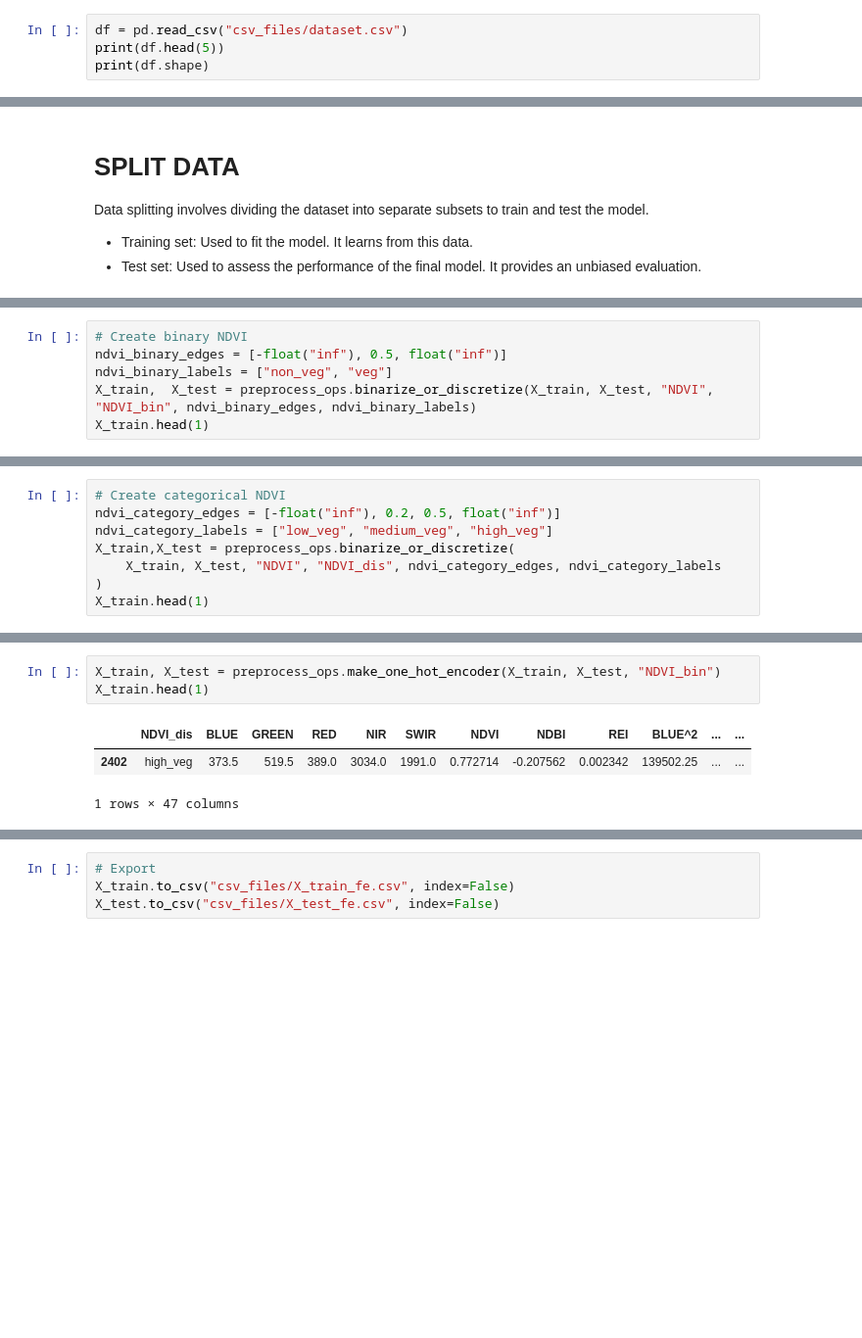
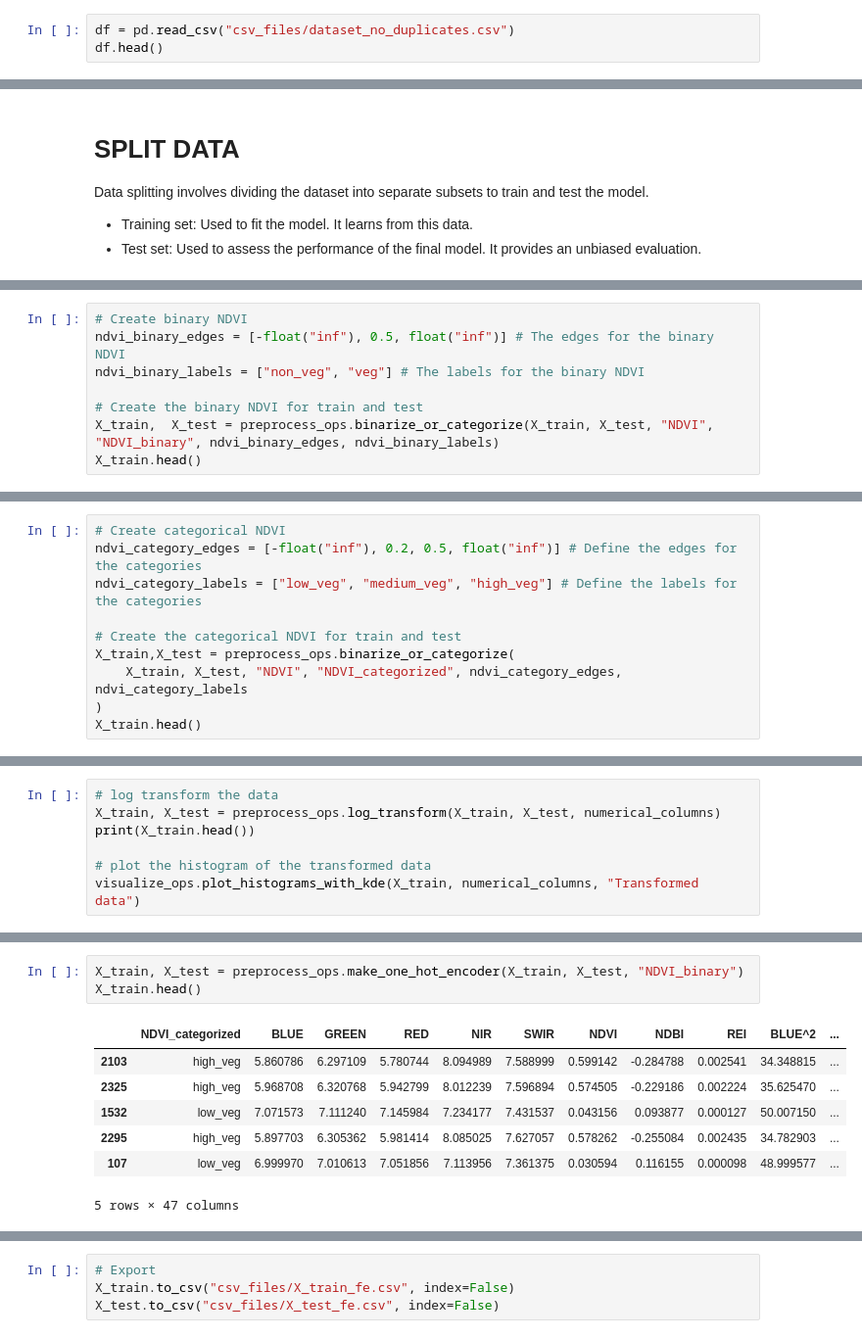
Before and after one commit to RJLA/GeoAI-ISPRS-SS, a Jupyter notebook: II.2.Data-Preparation.ipynb, the cells around one changed output, grey strips where cells are left out. Shown at 98% size. Cells and saved outputs as stored; diff of their text form; blank space fills up the shorter version.

```diff
--- a/II.2.Data-Preparation.ipynb
+++ b/II.2.Data-Preparation.ipynb
@@ -8,7 +11,6 @@ preprocess_ops = PreProcessingOperations()
 # %% [markdown]
 # READ DF
 # %%
-df = pd.read_csv("csv_files/dataset.csv")
-print(df.head(5))
-print(df.shape)
+df = pd.read_csv("csv_files/dataset_no_duplicates.csv")
+df.head()
 # %% [output]
@@ -63,7 +85,9 @@ X_test.to_csv("csv_files/X_test_with_indices.csv", index=False)
 # %%
 # Create binary NDVI
-ndvi_binary_edges = [-float("inf"), 0.5, float("inf")]
-ndvi_binary_labels = ["non_veg", "veg"]
-X_train,  X_test = preprocess_ops.binarize_or_discretize(X_train, X_test, "NDVI", "NDVI_bin", ndvi_binary_edges, ndvi_binary_labels)
-X_train.head(1)
+ndvi_binary_edges = [-float("inf"), 0.5, float("inf")] # The edges for the binary NDVI
+ndvi_binary_labels = ["non_veg", "veg"] # The labels for the binary NDVI
+
+# Create the binary NDVI for train and test
+X_train,  X_test = preprocess_ops.binarize_or_categorize(X_train, X_test, "NDVI", "NDVI_binary", ndvi_binary_edges, ndvi_binary_labels)
+X_train.head()
 # %% [output]
@@ -72,9 +100,11 @@ X_train.head(1)
 # %%
 # Create categorical NDVI
-ndvi_category_edges = [-float("inf"), 0.2, 0.5, float("inf")]
-ndvi_category_labels = ["low_veg", "medium_veg", "high_veg"]
-X_train,X_test = preprocess_ops.binarize_or_discretize(
-    X_train, X_test, "NDVI", "NDVI_dis", ndvi_category_edges, ndvi_category_labels
+ndvi_category_edges = [-float("inf"), 0.2, 0.5, float("inf")] # Define the edges for the categories
+ndvi_category_labels = ["low_veg", "medium_veg", "high_veg"] # Define the labels for the categories
+
+# Create the categorical NDVI for train and test
+X_train,X_test = preprocess_ops.binarize_or_categorize(
+    X_train, X_test, "NDVI", "NDVI_categorized", ndvi_category_edges, ndvi_category_labels
 )
-X_train.head(1)
+X_train.head()
 # %% [output]
@@ -84,0 +134,7 @@ X_train.head(1)
+# %%
+# log transform the data
+X_train, X_test = preprocess_ops.log_transform(X_train, X_test, numerical_columns)
+print(X_train.head())
+
+# plot the histogram of the transformed data
+visualize_ops.plot_histograms_with_kde(X_train, numerical_columns, "Transformed data")
@@ -111,7 +236,11 @@ Process used to convert categorical data into a binary (0,1) vector representati
 # %%
-X_train, X_test = preprocess_ops.make_one_hot_encoder(X_train, X_test, "NDVI_bin")
-X_train.head(1)
+X_train, X_test = preprocess_ops.make_one_hot_encoder(X_train, X_test, "NDVI_binary")
+X_train.head()
 # %% [output]
-|  | NDVI_dis | BLUE | GREEN | RED | NIR | SWIR | NDVI | NDBI | REI | BLUE^2 | ... | ... |
-| 2402 | high_veg | 373.5 | 519.5 | 389.0 | 3034.0 | 1991.0 | 0.772714 | -0.207562 | 0.002342 | 139502.25 | ... | ... |
+|  | NDVI_categorized | BLUE | GREEN | RED | NIR | SWIR | NDVI | NDBI | REI | BLUE^2 | ... |
+| 2103 | high_veg | 5.860786 | 6.297109 | 5.780744 | 8.094989 | 7.588999 | 0.599142 | -0.284788 | 0.002541 | 34.348815 | ... |
+| 2325 | high_veg | 5.968708 | 6.320768 | 5.942799 | 8.012239 | 7.596894 | 0.574505 | -0.229186 | 0.002224 | 35.625470 | ... |
+| 1532 | low_veg | 7.071573 | 7.111240 | 7.145984 | 7.234177 | 7.431537 | 0.043156 | 0.093877 | 0.000127 | 50.007150 | ... |
+| 2295 | high_veg | 5.897703 | 6.305362 | 5.981414 | 8.085025 | 7.627057 | 0.578262 | -0.255084 | 0.002435 | 34.782903 | ... |
+| 107 | low_veg | 6.999970 | 7.010613 | 7.051856 | 7.113956 | 7.361375 | 0.030594 | 0.116155 | 0.000098 | 48.999577 | ... |
-1 rows × 47 columns
+5 rows × 47 columns
```
Also changed, not shown: parts of 22 cells of this notebook, 33 other files.
